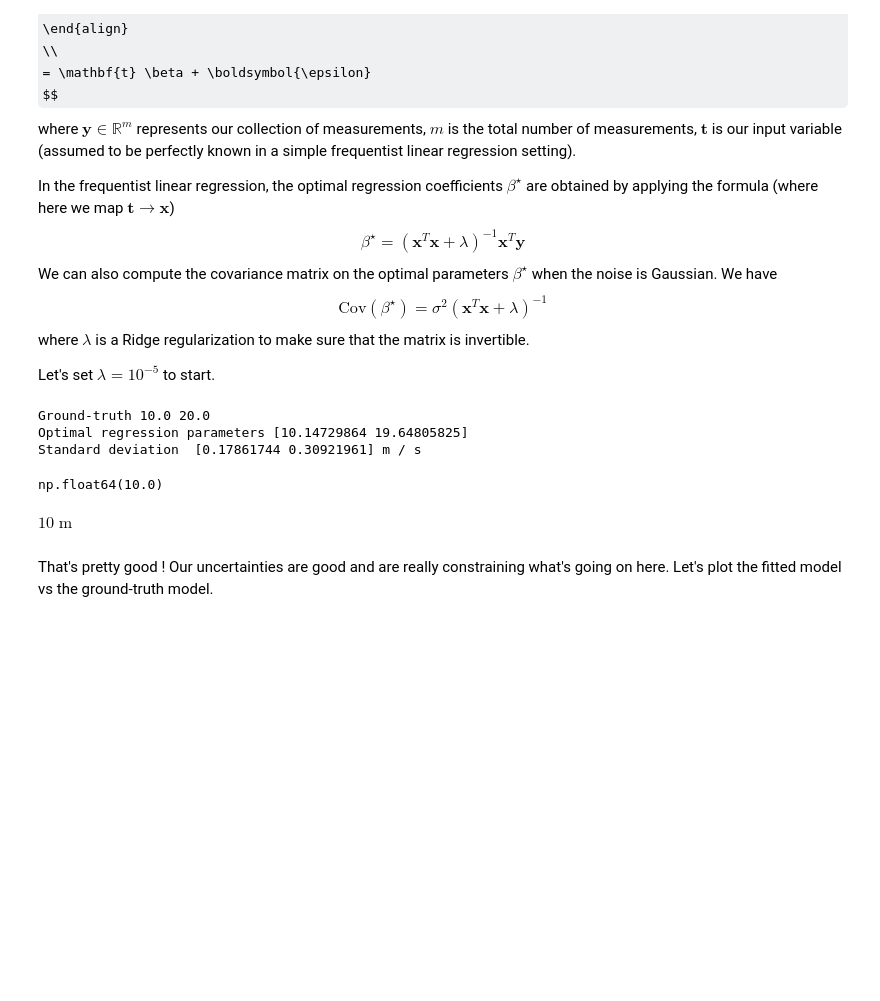
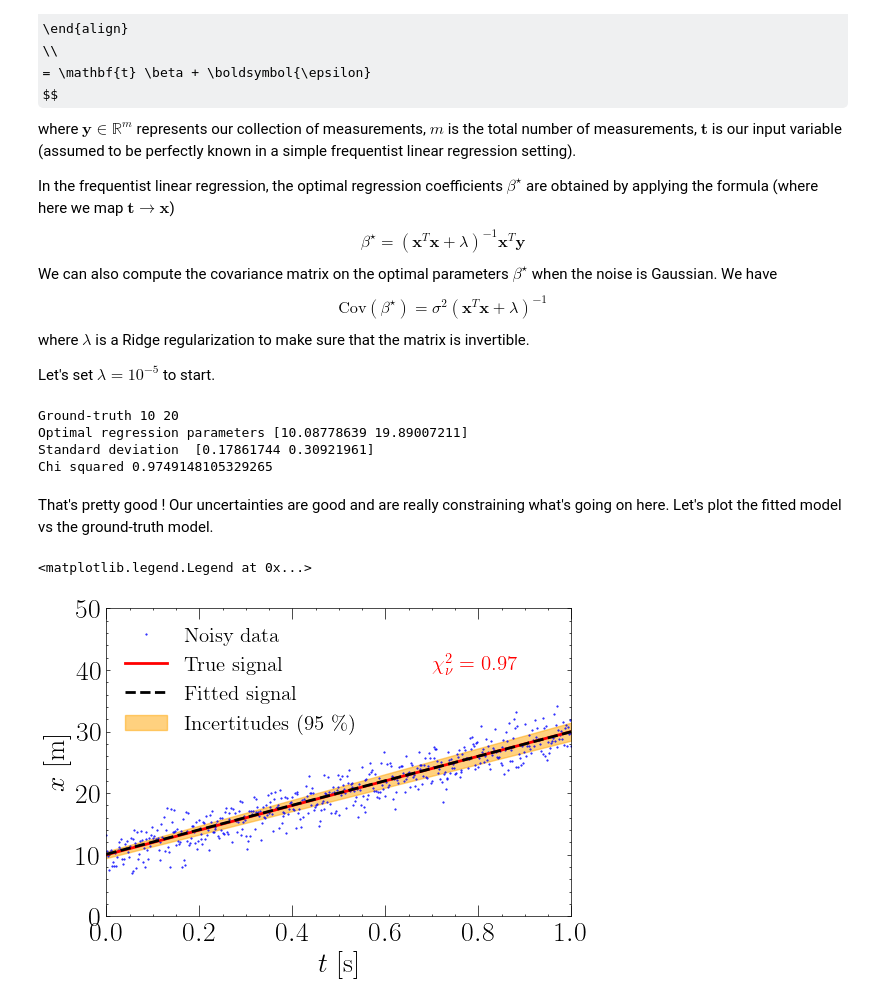
Before and after one commit to EnceladeCandy/phy3040, a Jupyter notebook: experiment_notebooks/frequentist_vs_bayesian_regression.ipynb, the cells around one changed output. Drawn from its saved outputs; the diff is of its cells as text; code cells hidden in the pictures; some formulas as TeX source; blank space fills up the shorter version.

```diff
--- a/experiment_notebooks/frequentist_vs_bayesian_regression.ipynb
+++ b/experiment_notebooks/frequentist_vs_bayesian_regression.ipynb
@@ -132,29 +159,43 @@ Let's set $\lambda=10^{-5}$ to start.
 # Computing optimal regression coefficients
 X = np.column_stack([np.ones_like(t), t])
 A = X.T @ X
-ridge_reg = 0 * X.unit ** 2
+ridge_reg = 0
 inv_mat = np.linalg.inv(A + ridge_reg)
-beta_star = (inv_mat @ X.T @ y).value
+beta_star = (inv_mat @ X.T @ y)
 
 # Computing covariance
-cov = (sigma * u.meter) ** 2 * inv_mat
+cov = (sigma) ** 2 * inv_mat
 stds = np.sqrt(np.diag(cov))
 
-beta_gt = np.array([x0.value.item(), v0.value.item()])
+beta_gt = np.array([x0, v0])
+y_pred = forward_model(t, *beta_star)
+residuals = (y-y_pred) / sigma # normalized residuals
+chi_squared = np.sum(residuals ** 2) / len(y)
 print("Ground-truth", *beta_gt)
 print("Optimal regression parameters", beta_star)
-print("Standard deviation ", stds.to_string())
+print("Standard deviation ", stds)
+print("Chi squared", chi_squared)
 # %% [output]
-Ground-truth 10.0 20.0
-Optimal regression parameters [10.14729864 19.64805825]
-Standard deviation  [0.17861744 0.30921961] m / s
+Ground-truth 10 20
+Optimal regression parameters [10.08778639 19.89007211]
+Standard deviation  [0.17861744 0.30921961]
+Chi squared 0.9749148105329265
-# %%
-x0.value
-# %% [output]
-np.float64(10.0)
-# %%
-x0
-# %% [output]
-$10 \; \mathrm{m}$
 # %% [markdown]
 That's pretty good ! Our uncertainties are good and are really constraining what's going on here. Let's plot the fitted model vs the ground-truth model.
+# %%
+fig, axs = plt.subplots(1, 1, figsize = (6, 4))
+ax = axs
+ax.plot(t, y, ".", markersize = 1, label = "Noisy data", color = "b")
+ax.plot(t, forward_model(t, *beta_gt), lw = 2, label = "True signal", color = "r")
+ax.plot(t, forward_model(t, *beta_star), lw = 2, ls = "--", label = "Fitted signal", color = "k")
+
+k = 3
+y_min = forward_model(t, x0 = beta_gt[0] - k * stds[0], v0 = beta_gt[1] - k * stds[1])
+y_max = forward_model(t, x0 = beta_gt[0] + k * stds[0], v0 = beta_gt[1] + k * stds[1])
+ax.fill_between(t, y_min, y_max, color = "orange", alpha = 0.5, label = "Incertitudes (95 \%)")
+ax.set(xlabel = r"$t$ [s]", ylabel = r"$x$ [m]", xlim = [0, 1], ylim = [0, 50])
+ax.annotate(r"$\chi^{2}_{\nu} = %.2f$"%chi_squared, color = 'r', xy = (0.7, 0.8), xycoords = "axes fraction")
+plt.legend()
+# %% [output]
+<matplotlib.legend.Legend at 0x...>
+[figure, added]
```
Also changed, not shown: parts of 18 cells of this notebook, 2 other files.
